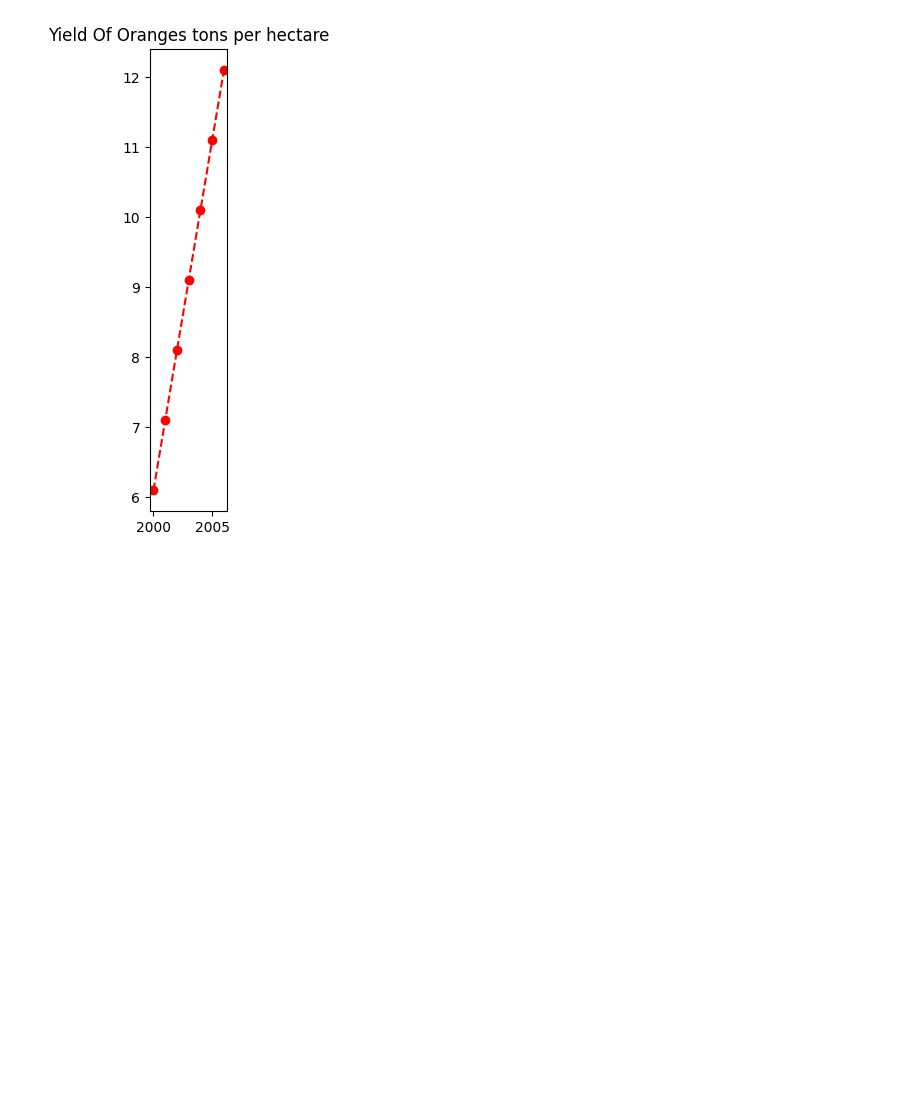
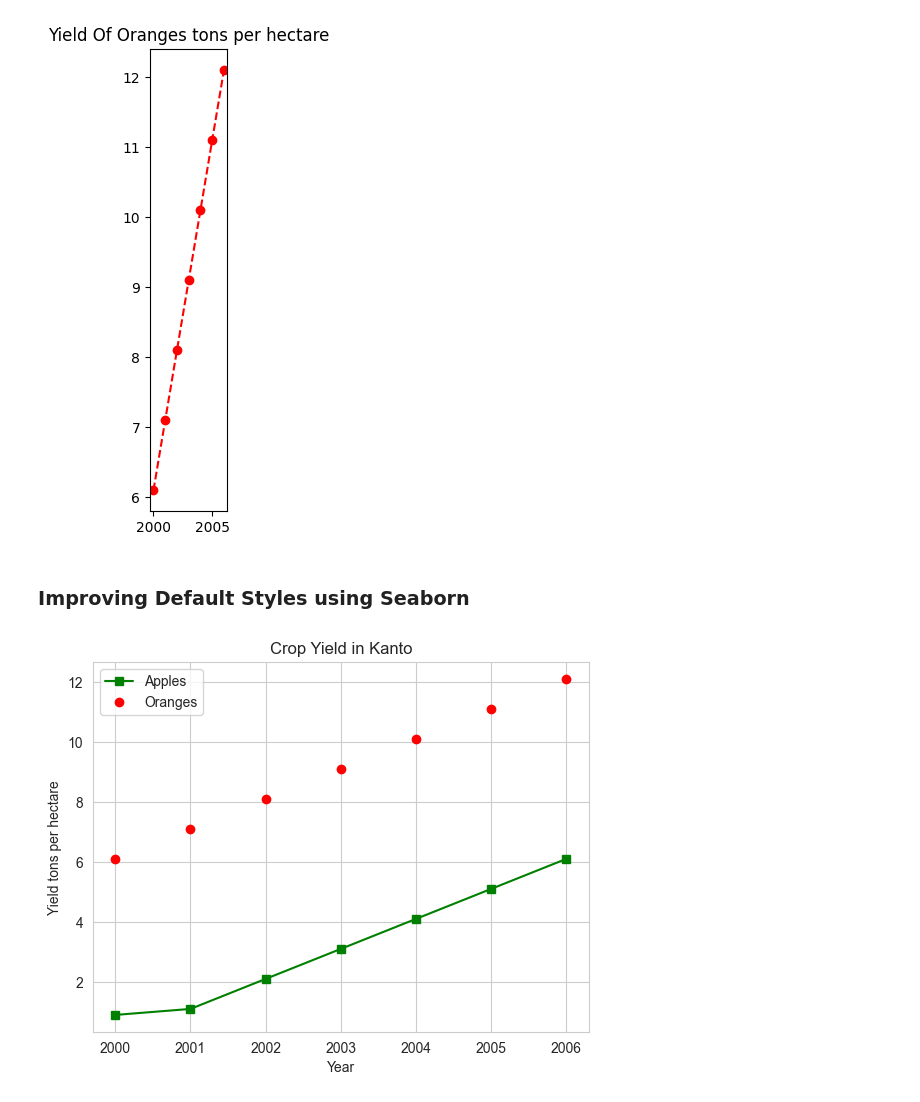
Before and after one commit to BetulAlbayrak1999/Pandas-Numpy-DataVisualization, a Jupyter notebook: Visualization with Matplotlib and Seaborn.ipynb, the cells around one changed output. Cells and saved outputs as stored; diff of their text form; code cells hidden in the pictures; blank space fills up the shorter version.

Commit message:
Using matploplib and seaborn with data

```diff
--- a/Visualization with Matplotlib and Seaborn.ipynb
+++ b/Visualization with Matplotlib and Seaborn.ipynb
@@ -87,3 +88,18 @@ plt.title("Yield Of Oranges tons per hectare")
 # %% [output]
 Text(0.5, 1.0, 'Yield Of Oranges tons per hectare')
 [figure]
+# %% [markdown]
+### Improving Default Styles using Seaborn
+# %%
+sns.set_style("whitegrid")
+# %%
+plt.plot(years, apples, "s-g")
+plt.plot(years, oranges, "or")
+
+plt.xlabel("Year")
+plt.ylabel("Yield tons per hectare")
+
+plt.title("Crop Yield in Kanto")
+plt.legend(["Apples", "Oranges"]);
+# %% [output]
+[figure, added]
```
Also changed, not shown: parts of 5 cells of this notebook.
